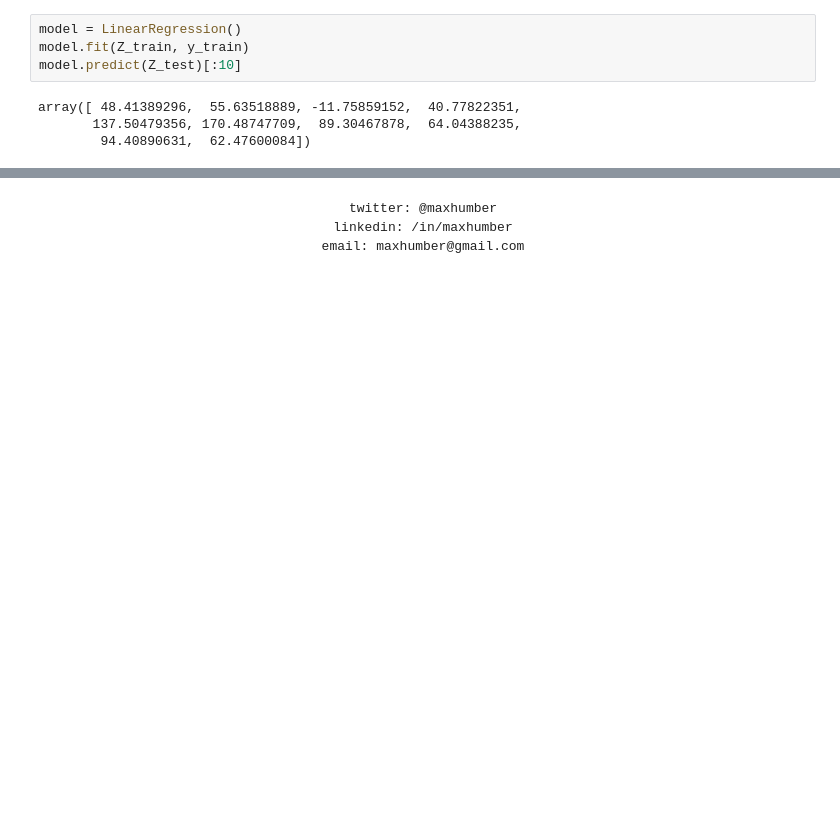
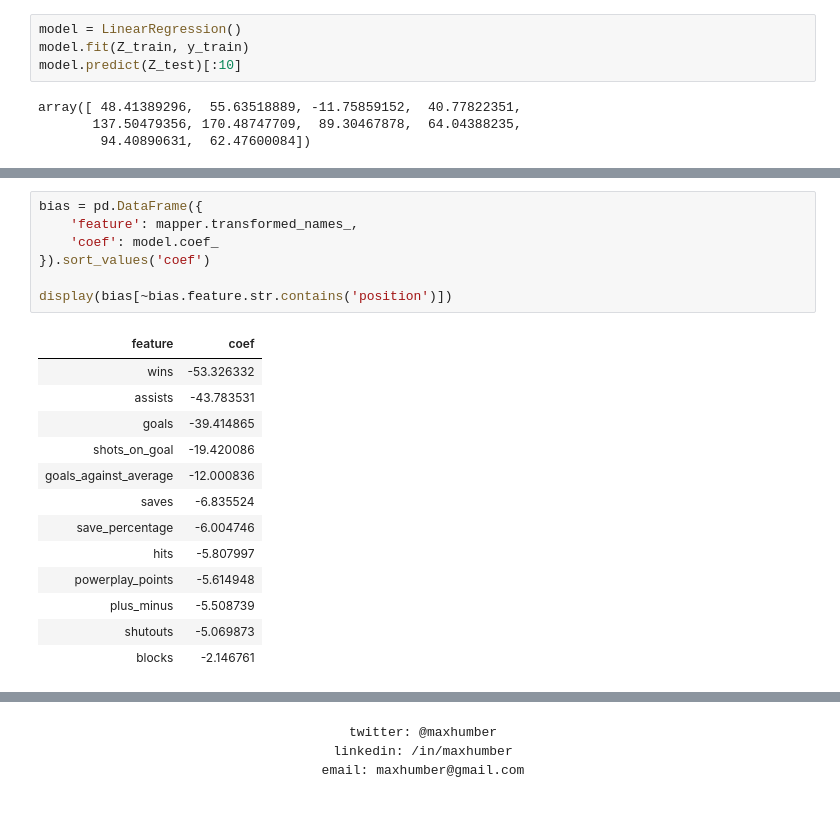
Before and after one commit to MaryLvV/regression, a Jupyter notebook: regression_gone_wrong.ipynb, the cells around one changed output, grey strips where cells are left out. Drawn from its saved outputs; the diff is of its cells as text; blank space fills up the shorter version.

```diff
--- a/regression_gone_wrong.ipynb
+++ b/regression_gone_wrong.ipynb
@@ -510,0 +501,21 @@ df[['name', 'position', 'score', 'adp', 'my_rank', 'position_rank', 'arbitrage']
+# %%
+bias = pd.DataFrame({
+    'feature': mapper.transformed_names_,
+    'coef': model.coef_
+}).sort_values('coef')
+
+display(bias[~bias.feature.str.contains('position')])
+# %% [output]
+| feature | coef |
+| wins | -53.326332 |
+| assists | -43.783531 |
+| goals | -39.414865 |
+| shots_on_goal | -19.420086 |
+| goals_against_average | -12.000836 |
+| saves | -6.835524 |
+| save_percentage | -6.004746 |
+| hits | -5.807997 |
+| powerplay_points | -5.614948 |
+| plus_minus | -5.508739 |
+| shutouts | -5.069873 |
+| blocks | -2.146761 |
```
Also changed, not shown: parts of 63 cells of this notebook, 5 other files.
